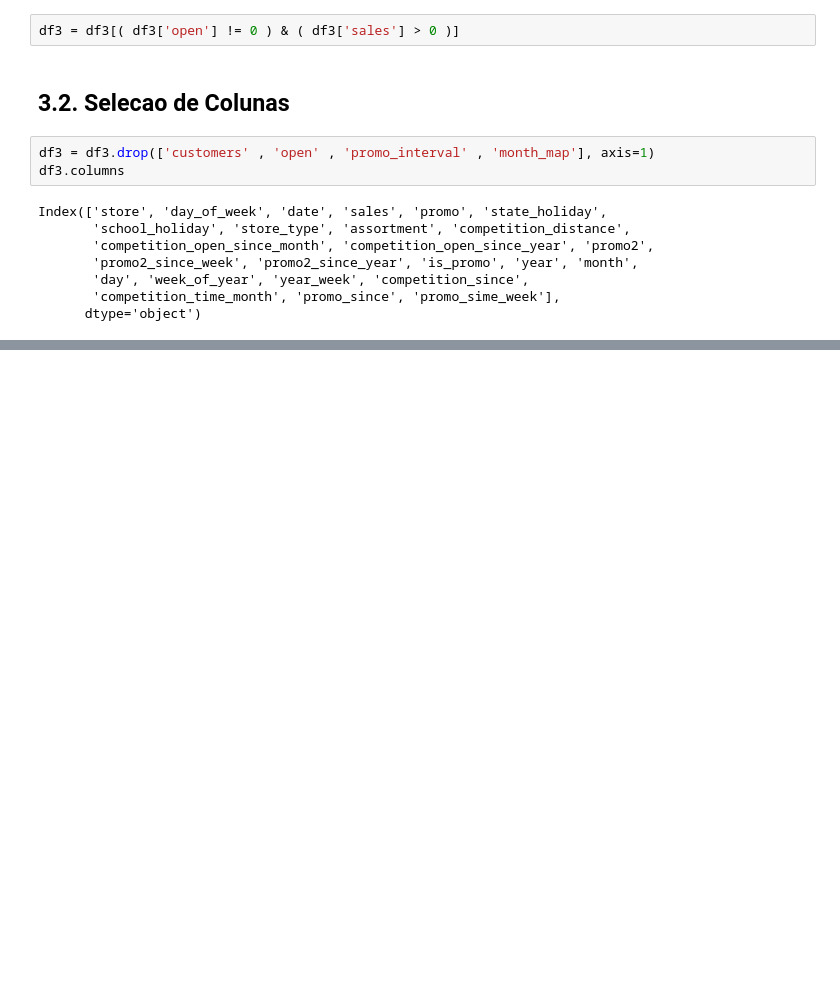
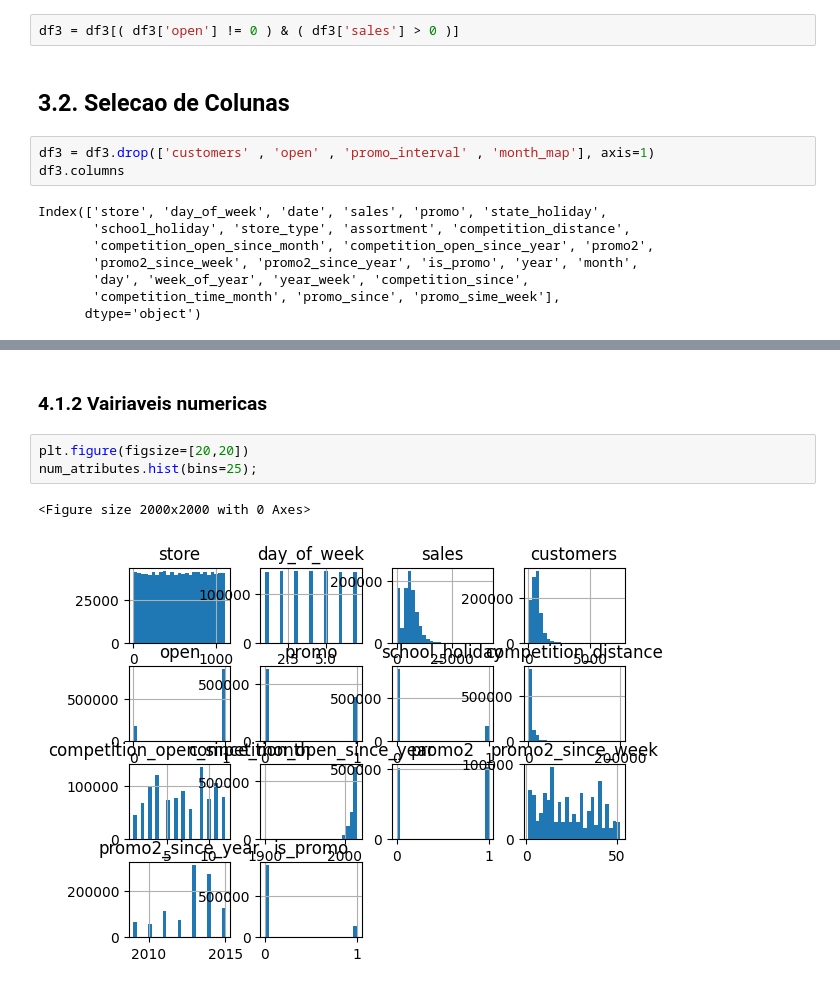
Before and after one commit to thiago-vale/ds-em-producao, a Jupyter notebook: notebooks/store-sales-ŕedictions.ipynb, the cells around one changed output, grey strips where cells are left out. Saved outputs shown, nothing was run; the diff lists cells and outputs as text; blank space fills up the shorter version.

```diff
--- a/notebooks/store-sales-ŕedictions.ipynb
+++ b/notebooks/store-sales-ŕedictions.ipynb
@@ -507,0 +530,8 @@ Index(['store', 'day_of_week', 'date', 'sales', 'promo', 'state_holiday',
+# %% [markdown]
+### 4.1.2 Vairiaveis numericas
+# %%
+plt.figure(figsize=[20,20])
+num_atributes.hist(bins=25);
+# %% [output]
+<Figure size 2000x2000 with 0 Axes>
+[figure, added]
```
Also changed, not shown: parts of 17 cells of this notebook.
